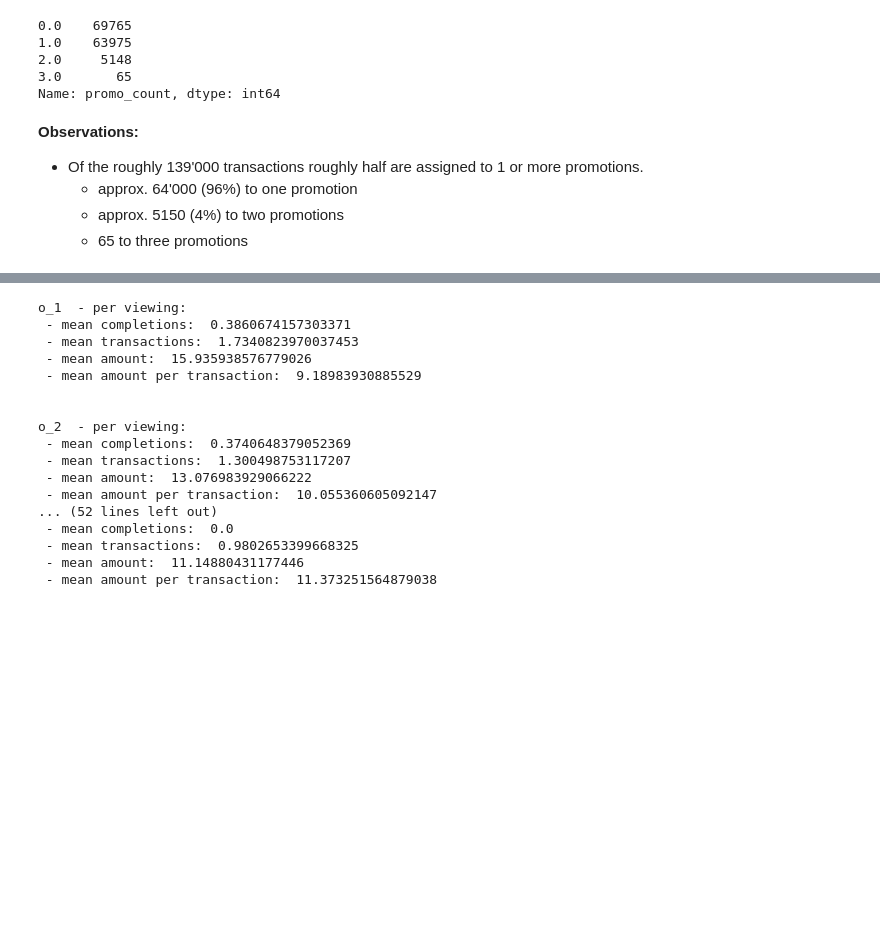
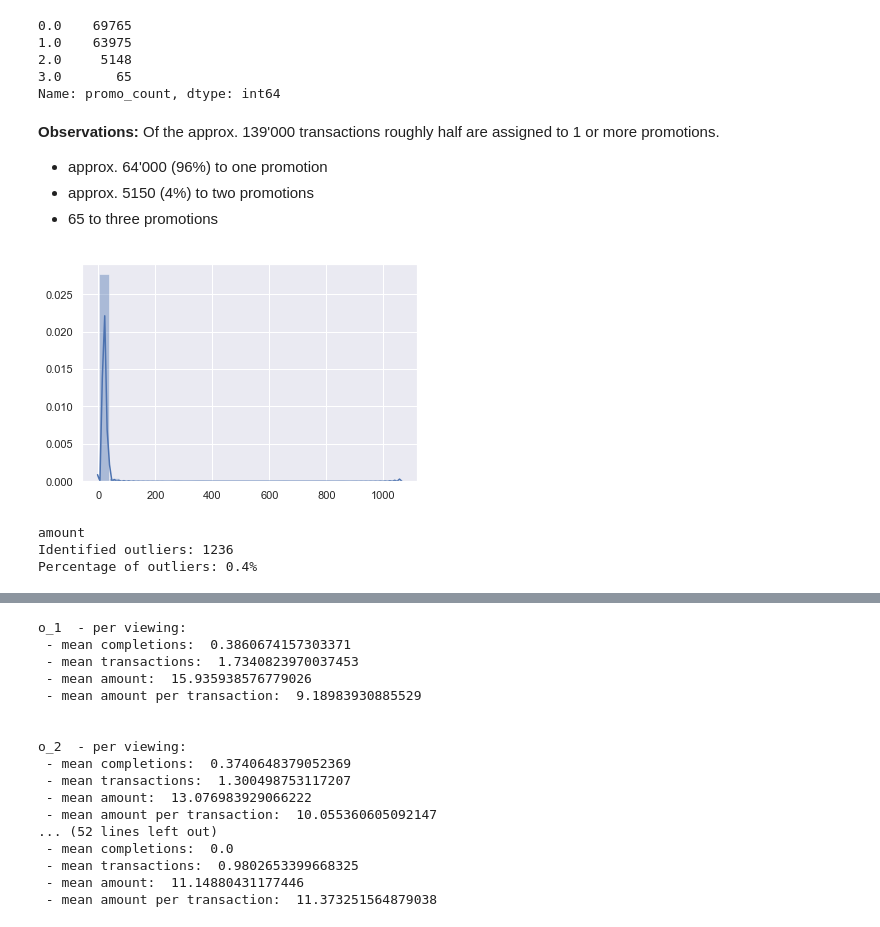
Before and after one commit to rbuerki/segmentation-challenge-starbucks, a Jupyter notebook: 2-eda.ipynb, the cells around one changed output, grey strips where cells are left out. Drawn from its saved outputs; the diff is of its cells as text; code cells hidden in the pictures; blank space fills up the shorter version.

Commit message:
FEAT: complete transcript EDA, outliers removed

```diff
--- a/2-eda.ipynb
+++ b/2-eda.ipynb
@@ -214,7 +216,22 @@ transcript.drop(['promo_count'], axis=1, inplace=True)
 Name: promo_count, dtype: int64
 # %% [markdown]
 **Observations:**
-- Of the roughly 139'000 transactions roughly half are assigned to 1 or more promotions.
-    - approx. 64'000 (96%) to one promotion
-    - approx. 5150 (4%) to two promotions
-    - 65 to three promotions
+Of the approx. 139'000 transactions roughly half are assigned to 1 or more promotions.
+- approx. 64'000 (96%) to one promotion
+- approx. 5150 (4%) to two promotions
+- 65 to three promotions
+# %%
+"""check distribution of transaction amounts and remove outliers"""
+
+# display distribution of transaction amounts
+amounts_list = [x for x in transcript['amount'] if x >= 0]
+sns.distplot(amounts_list, bins=30);
+# %% [output]
+[figure, added]
+# %%
+# count outliers (<> IQR=1.5)
+cleaning.count_outliers_IQR_method(transcript, outlier_cols=['amount'])
+# %% [output]
+amount
+Identified outliers: 1236
+Percentage of outliers: 0.4%
```
Also changed, not shown: parts of 26 cells of this notebook.
